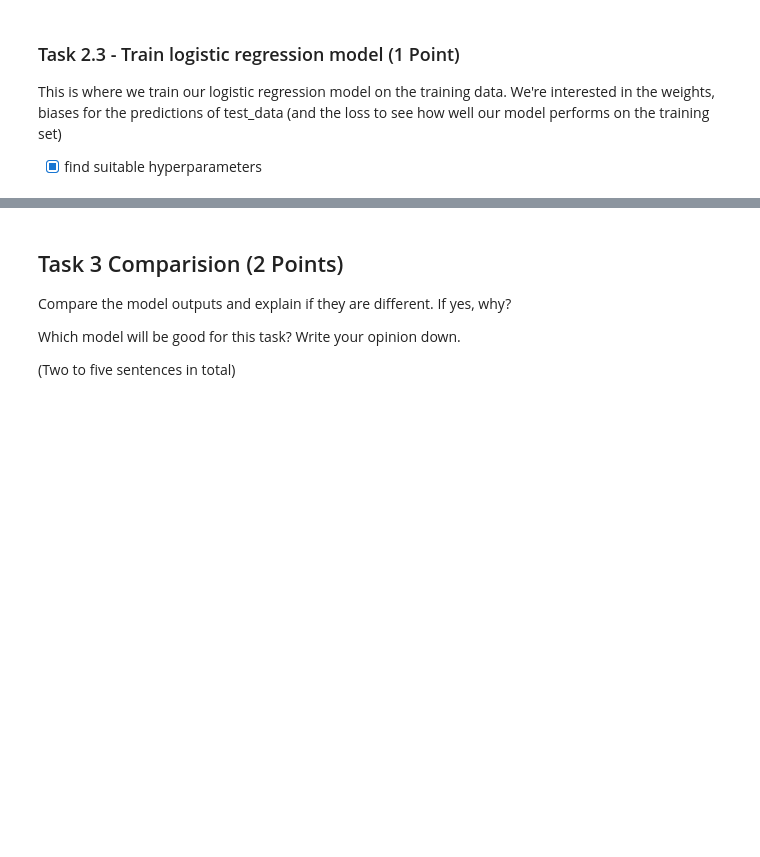
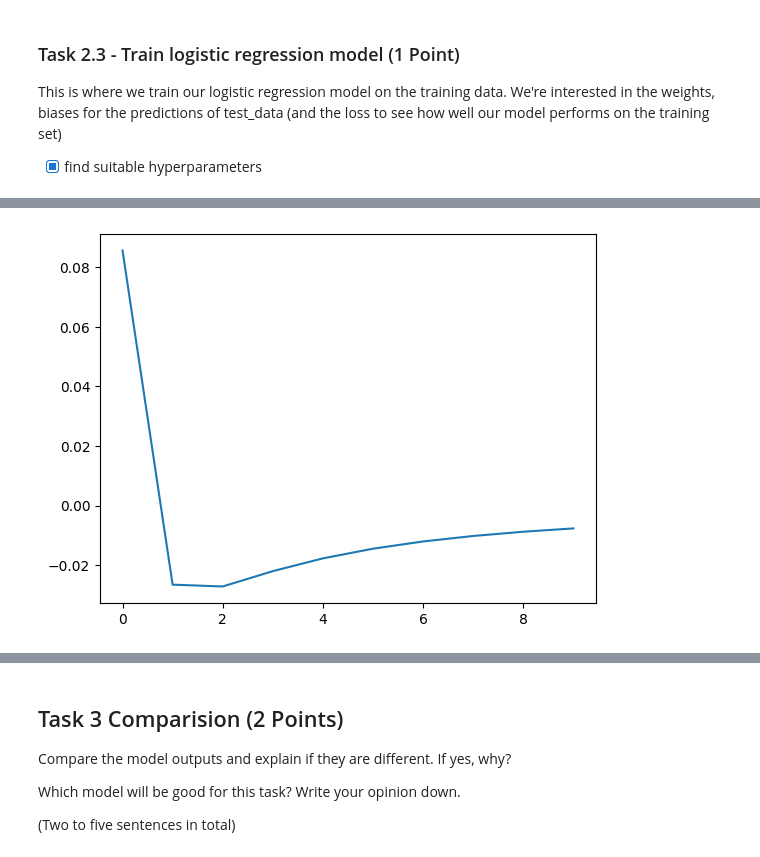
Before and after one commit to MustafaNatur/Computational-Linguistics-coding-assignment, a Jupyter notebook: Assignment_04.ipynb, the cells around one changed output, grey strips where cells are left out. Saved outputs shown, nothing was run; the diff lists cells and outputs as text; code cells hidden in the pictures; blank space fills up the shorter version.

```diff
--- a/Assignment_04.ipynb
+++ b/Assignment_04.ipynb
@@ -738,7 +738,8 @@ training_texts = []
 training_labels = []
 
 # Add Reuters documents with label 0
-for doc in processed_reuters:
+# Task 2.6: only the first 8 Reuters documents, to balance against the 8 Shakespeare docs
+for doc in processed_reuters[:8]:
     training_texts.append(' '.join(doc))
     training_labels.append(0)
 
@@ -859,0 +794,90 @@ loss in epoch 9 is [-3.90483868e-05]
+# %%
+import matplotlib.pyplot as plt
+from scipy.sparse import csr_matrix
+
+
+def sigmoid(z: np.ndarray) -> np.ndarray:
+    """Squash any real value into the (0, 1) range to get a probability.
+
+    Args:
+        z — the raw linear score(s) W·x + b.
+    Returns:
+        Value(s) between 0 and 1 representing P(class = Shakespeare).
+    """
+    return 1 / (1 + np.exp(-z))
+
+
+def predict(X: csr_matrix, W: np.ndarray, b: float) -> np.ndarray:
+    """Predict the probability of the positive class for one or more documents.
+
+    Args:
+        X — TF-IDF feature row(s) for the document(s) to score.
+        W — current feature weights.
+        b — current bias term.
+    Returns:
+        The predicted probability/probabilities from the sigmoid.
+    """
+    # Ensure X is treated as a sparse matrix if it is one
+    z = X.dot(W) + b  # Use .dot() for sparse matrix multiplication
+    return sigmoid(z)
+
+
+def train(
+    X: csr_matrix,
+    y: np.ndarray,
+    W: np.ndarray,
+    b: float,
+    learning_rate: float = 0.5,
+    n_epochs: int = 10,
+) -> tuple[np.ndarray, np.ndarray, list[np.ndarray]]:
+    """Train logistic regression weights with stochastic gradient descent.
+
+    Args:
+        X — TF-IDF feature matrix (one row per training document).
+        y — class labels (0 = Reuters, 1 = Shakespeare).
+        W — initial feature weights, updated in place.
+        b — initial bias term.
+        learning_rate — step size for each weight update.
+        n_epochs — number of passes over the training data.
+    Returns:
+        The trained weights, the trained bias, and the per-epoch loss history.
+    """
+    # Step 1: Track the loss after each epoch so we can plot convergence
+    losses = []
+    for epoch in range(n_epochs):
+        epoch_loss = 0.0
+        for i in range(X.shape[0]):
+            x = X[i, :]  # Get the i-th row (document) as a sparse row vector
+            yi = y[i]    # Get the corresponding label
+
+            pred = predict(x, W, b)
+            loss = yi - pred # Loss is target - prediction
+
+            # compute gradients
+            # Convert sparse row to dense array for element-wise multiplication
+            dw = x.T.dot(loss) # Use dot for sparse matrix-vector multiplication
+            db = loss # sum of errors for a single sample is just the error itself
+
+            # update weights and bias
+            W += learning_rate * dw  # Add gradient because loss is (y - pred)
+            b += learning_rate * db  # Add gradient because loss is (y - pred)
+
+
+            # accumulate loss
+            epoch_loss += loss
+
+
+        # normalize loss by number of samples
+        epoch_loss /= X.shape[0]
+        losses.append(epoch_loss)
+        print(f"loss in epoch {epoch} is {epoch_loss}")
+    return W, b, losses
+
+
+W = np.random.normal(0, 0.1, X_train.shape[1])
+b = 0.0
+
+W, b, losses = train(X_train, y_train, W, b, learning_rate=0.5, n_epochs=10)
+plt.plot(losses)
+plt.show()
+# %% [output]
@@ -860,2 +894,3 @@ loss in epoch 9 is [-3.90483868e-05]
+[figure, added]
 # %% [markdown]
 ### Task 2.4 - Prepare test data (1 Point)
```
Also changed, not shown: parts of 11 cells of this notebook.
